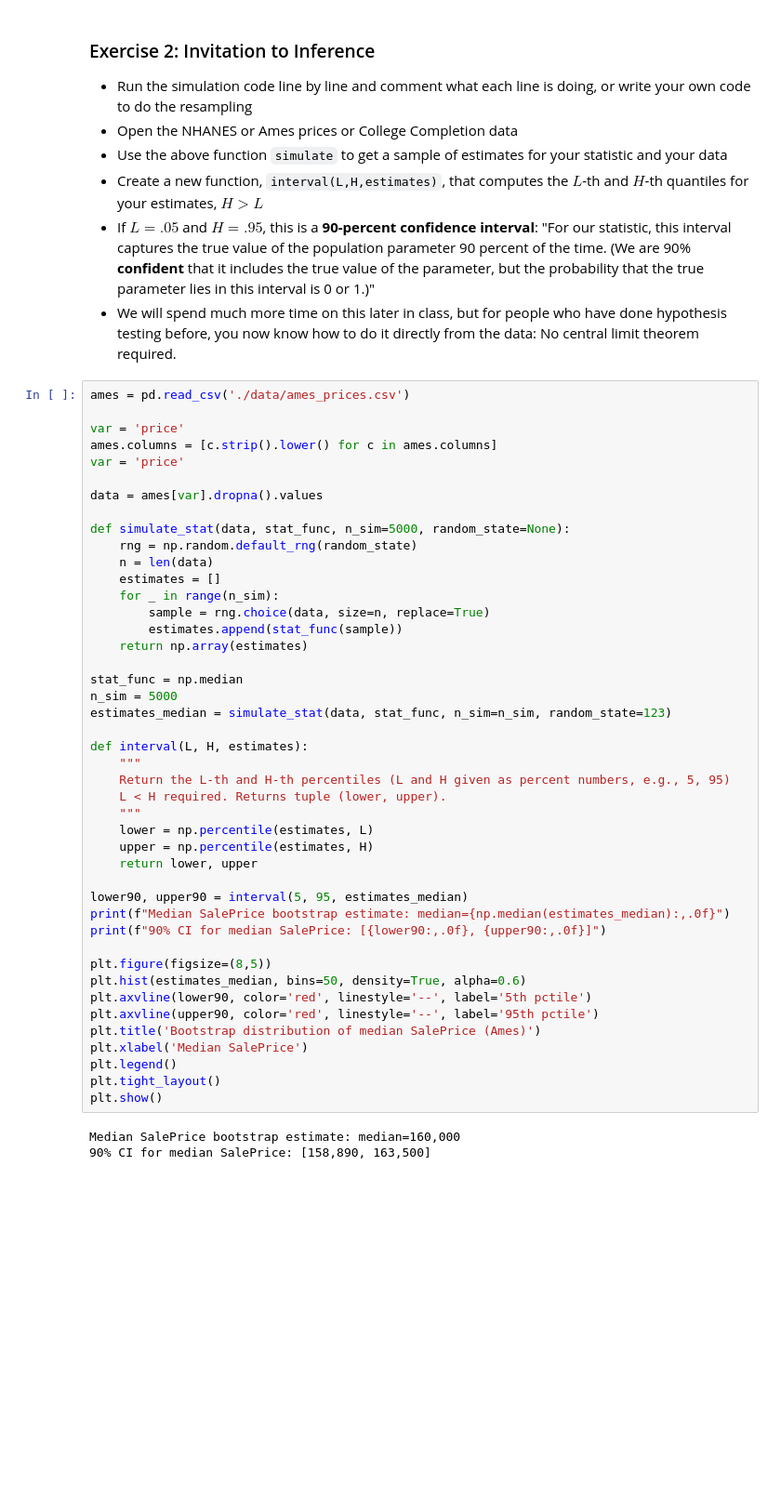
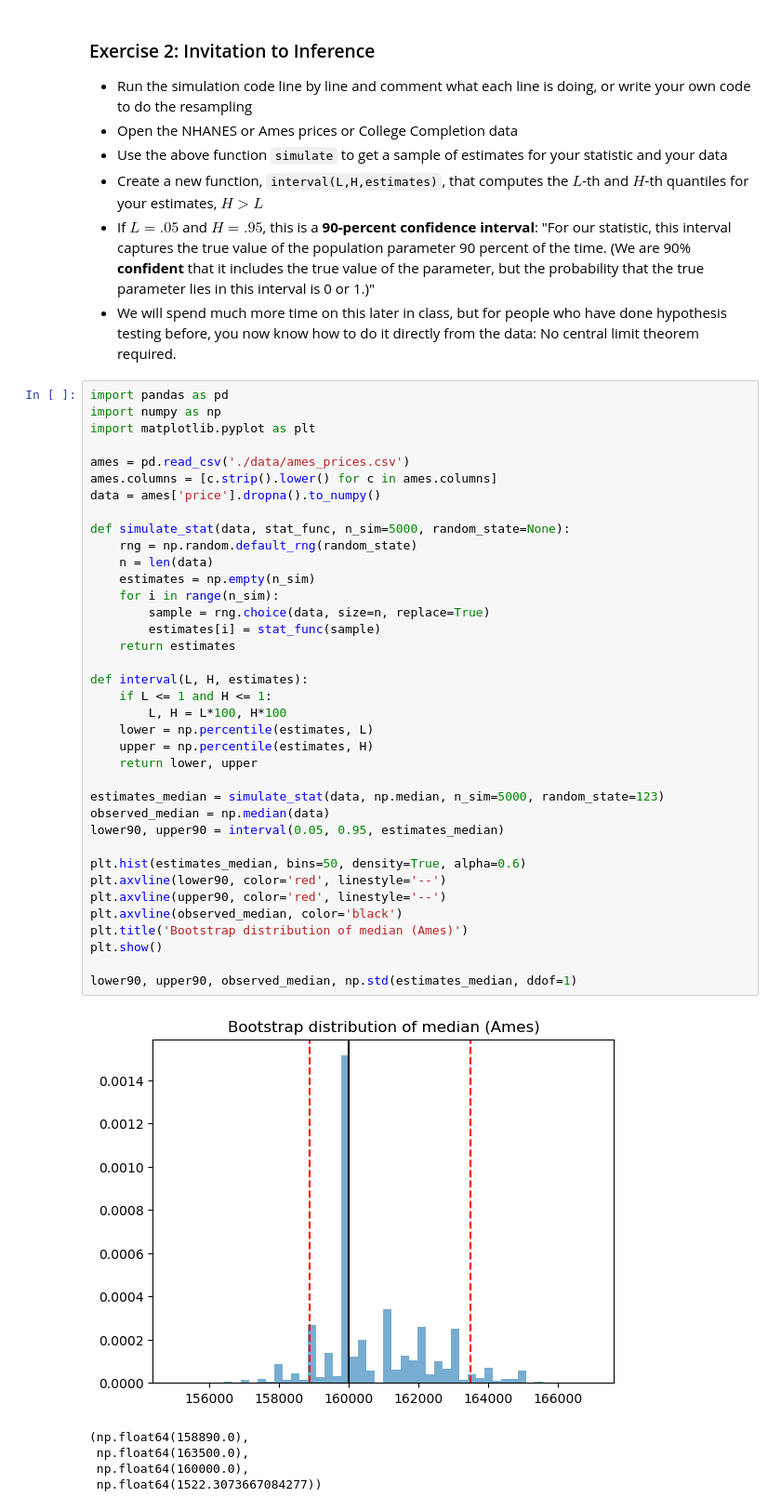
Before and after one commit to shawn01-kubo/github_branching, a Jupyter notebook: assignment_4.ipynb, the cells around one changed output. Shown at 93% size. Cells and saved outputs as stored; diff of their text form; blank space fills up the shorter version.

```diff
--- a/assignment_4.ipynb
+++ b/assignment_4.ipynb
@@ -185,49 +120,45 @@ Asian vs Pacific Islander:
 - If $L=.05$ and $H=.95$, this is a **90-percent confidence interval**: "For our statistic, this interval captures the true value of the population parameter 90 percent of the time. (We are 90% **confident** that it includes the true value of the parameter, but the probability that the true parameter lies in this interval is 0 or 1.)"
 - We will spend much more time on this later in class, but for people who have done hypothesis testing before, you now know how to do it directly from the data: No central limit theorem required.
 # %%
+import pandas as pd
+import numpy as np
+import matplotlib.pyplot as plt
+
 ames = pd.read_csv('./data/ames_prices.csv')
-
-var = 'price'
 ames.columns = [c.strip().lower() for c in ames.columns]
-var = 'price'
-
-data = ames[var].dropna().values
+data = ames['price'].dropna().to_numpy()
 
 def simulate_stat(data, stat_func, n_sim=5000, random_state=None):
     rng = np.random.default_rng(random_state)
     n = len(data)
-    estimates = []
-    for _ in range(n_sim):
+    estimates = np.empty(n_sim)
+    for i in range(n_sim):
         sample = rng.choice(data, size=n, replace=True)
-        estimates.append(stat_func(sample))
-    return np.array(estimates)
-
-stat_func = np.median
-n_sim = 5000
-estimates_median = simulate_stat(data, stat_func, n_sim=n_sim, random_state=123)
+        estimates[i] = stat_func(sample)
+    return estimates
 
 def interval(L, H, estimates):
-    """
-    Return the L-th and H-th percentiles (L and H given as percent numbers, e.g., 5, 95)
-    L < H required. Returns tuple (lower, upper).
-    """
+    if L <= 1 and H <= 1:
+        L, H = L*100, H*100
     lower = np.percentile(estimates, L)
     upper = np.percentile(estimates, H)
     return lower, upper
 
-lower90, upper90 = interval(5, 95, estimates_median)
-print(f"Median SalePrice bootstrap estimate: median={np.median(estimates_median):,.0f}")
-print(f"90% CI for median SalePrice: [{lower90:,.0f}, {upper90:,.0f}]")
+estimates_median = simulate_stat(data, np.median, n_sim=5000, random_state=123)
+observed_median = np.median(data)
+lower90, upper90 = interval(0.05, 0.95, estimates_median)
 
-plt.figure(figsize=(8,5))
 plt.hist(estimates_median, bins=50, density=True, alpha=0.6)
-plt.axvline(lower90, color='red', linestyle='--', label='5th pctile')
-plt.axvline(upper90, color='red', linestyle='--', label='95th pctile')
-plt.title('Bootstrap distribution of median SalePrice (Ames)')
-plt.xlabel('Median SalePrice')
-plt.legend()
-plt.tight_layout()
+plt.axvline(lower90, color='red', linestyle='--')
+plt.axvline(upper90, color='red', linestyle='--')
+plt.axvline(observed_median, color='black')
+plt.title('Bootstrap distribution of median (Ames)')
 plt.show()
+
+lower90, upper90, observed_median, np.std(estimates_median, ddof=1)
 # %% [output]
+[figure, new version]
-Median SalePrice bootstrap estimate: median=160,000
-90% CI for median SalePrice: [158,890, 163,500]
+(np.float64(158890.0),
+ np.float64(163500.0),
+ np.float64(160000.0),
+ np.float64(1522.3073667084277))
```
Also changed, not shown: parts of 8 cells of this notebook.
